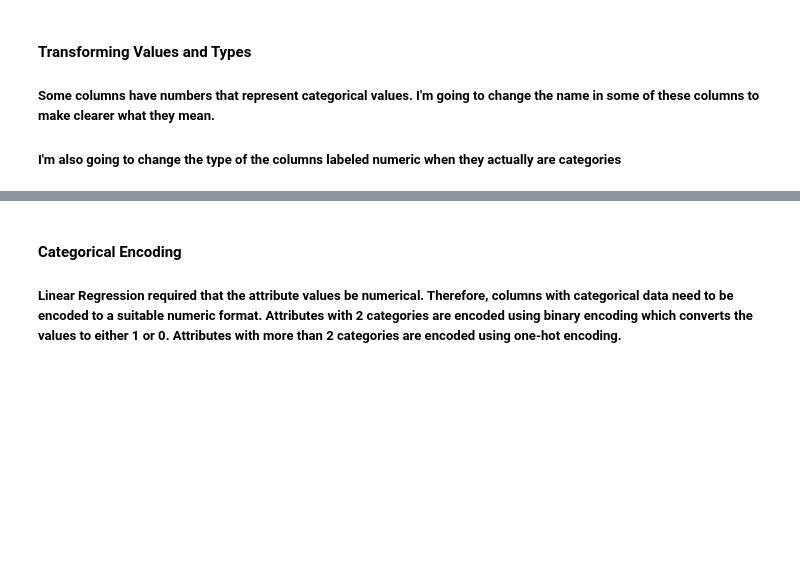
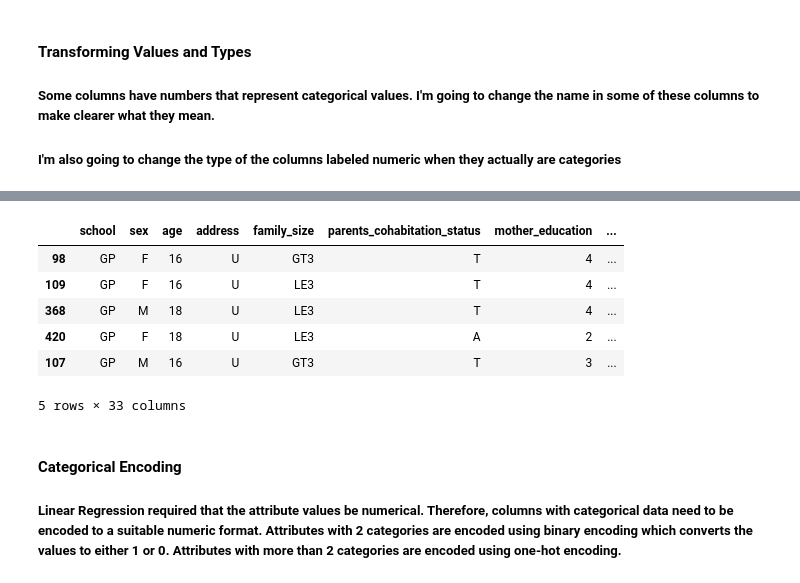
Before and after one commit to jindukwentua/predicting-students-performance, a Jupyter notebook: notebooks/student_performance.ipynb, the cells around one changed output, grey strips where cells are left out. Cells and saved outputs as stored; diff of their text form; code cells hidden in the pictures; blank space fills up the shorter version.

Commit message:
student prediction work in progress

```diff
--- a/notebooks/student_performance.ipynb
+++ b/notebooks/student_performance.ipynb
@@ -140,3 +264,13 @@ student_df[['mother_education','father_education','family_quality','go_out_with_
+# %%
+student_df.sample(5)
+# %% [output]
+|  | school | sex | age | address | family_size | parents_cohabitation_status | mother_education | ... |
+| 98 | GP | F | 16 | U | GT3 | T | 4 | ... |
+| 109 | GP | F | 16 | U | LE3 | T | 4 | ... |
+| 368 | GP | M | 18 | U | LE3 | T | 4 | ... |
+| 420 | GP | F | 18 | U | LE3 | A | 2 | ... |
+| 107 | GP | M | 16 | U | GT3 | T | 3 | ... |
+5 rows × 33 columns
 # %% [markdown]
 #### Categorical Encoding
 ##### Linear Regression required that the attribute values be numerical. Therefore, columns with categorical data need to be encoded to a suitable numeric format. Attributes with 2 categories are encoded using binary encoding which converts the values to either 1 or 0. Attributes with more than 2 categories are encoded using one-hot encoding.
```
Also changed, not shown: parts of 27 cells of this notebook, 6 other files.
